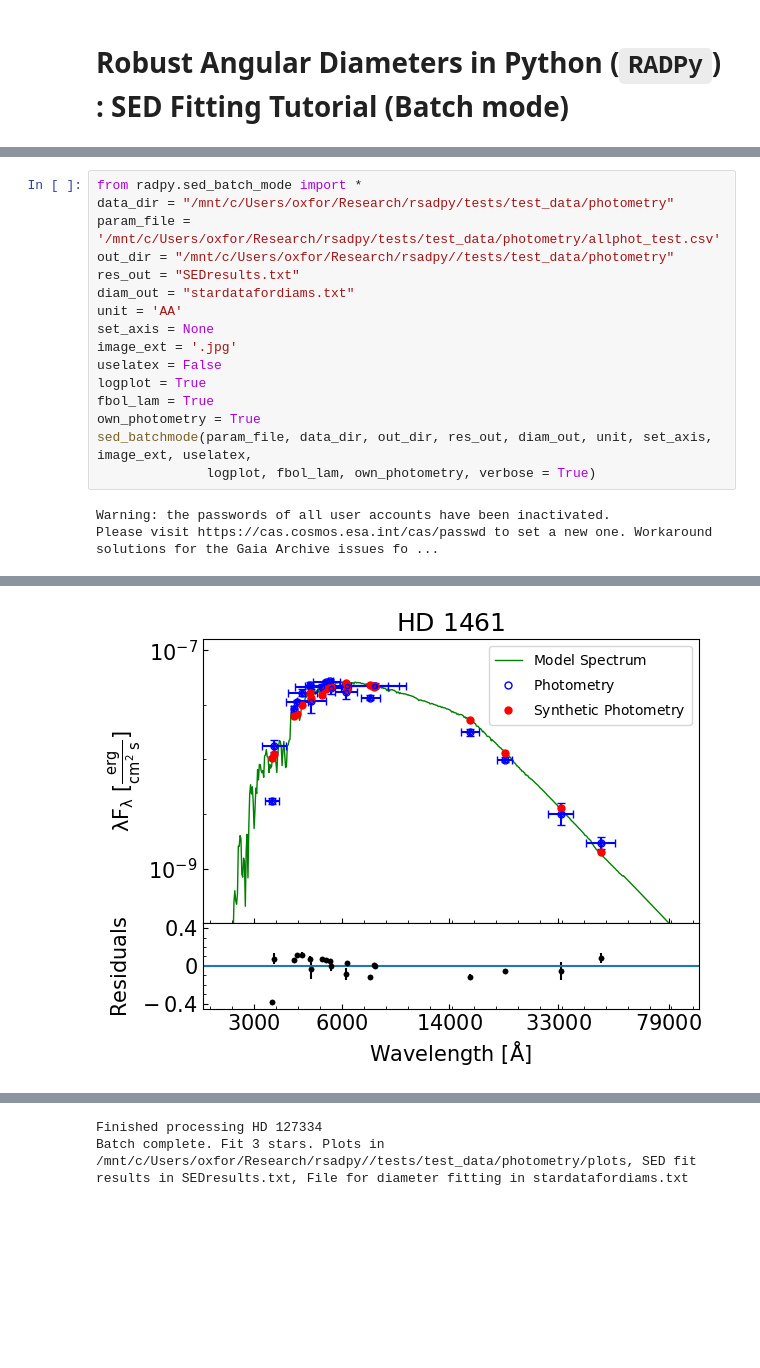
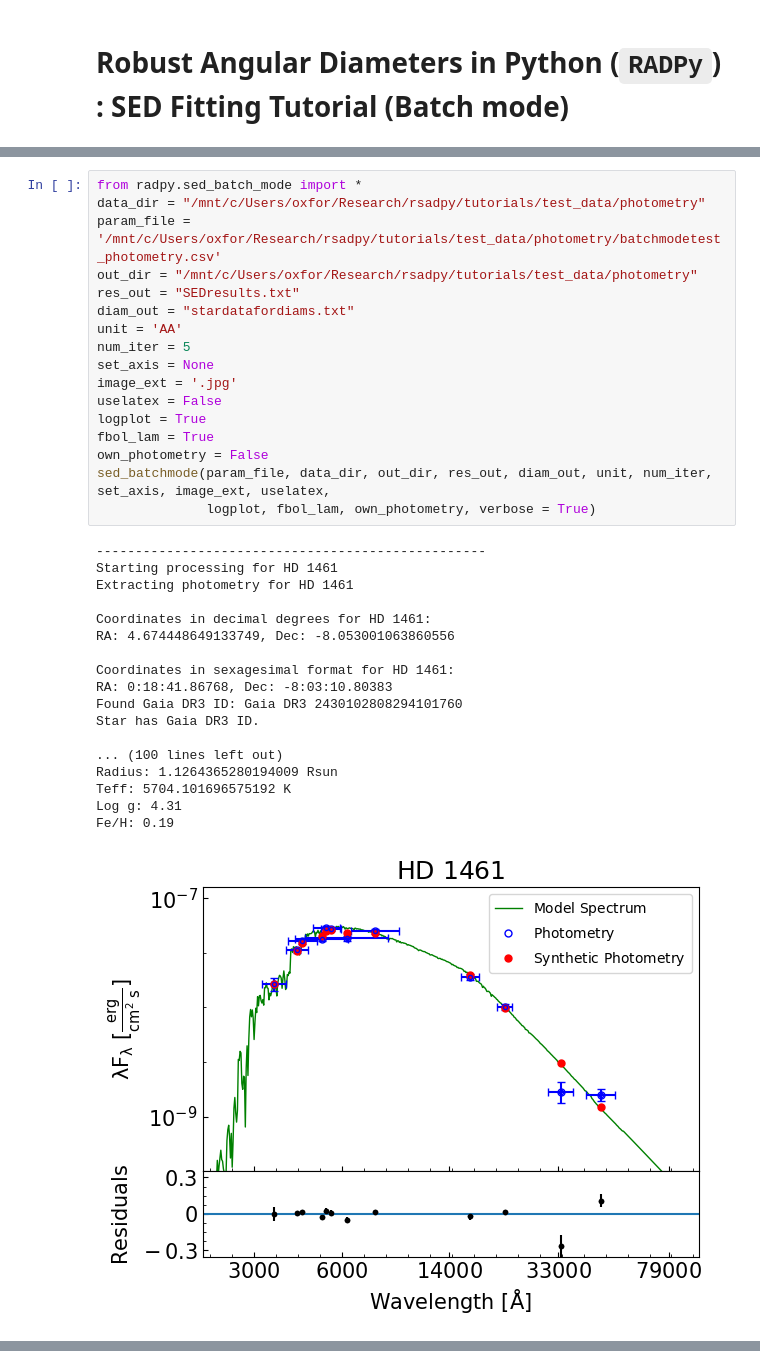
Before and after one commit to spaceashley/radpy, a Jupyter notebook: tutorials/SEDFittingTutorial_BatchMode.ipynb, the cells around one changed output, grey strips where cells are left out. Saved outputs shown, nothing was run; the diff lists cells and outputs as text; blank space fills up the shorter version.

Commit message:
Edits to tutorial notebooks/General reorganizing
Reorganized my file structure, made changes to the notebooks

```diff
--- a/tutorials/SEDFittingTutorial_BatchMode.ipynb
+++ b/tutorials/SEDFittingTutorial_BatchMode.ipynb
@@ -270,19 +271,37 @@ After running `sed_batchmode()`, your SED fits will be saved in the file extensi
 If you chose to let `RADPy` extract photometry for you, I highly recommend inspecting the photometry it pulled, especially if the SED fits look odd. If you find that something isn't correct in the photometry file, remove or add photometry values to the files following the same filter name as the template in the single mode tutorial. Save the file and re-run `sed_batchmode()` and set the `own_photometry` flag to `True`.
 # %%
 from radpy.sed_batch_mode import *
-data_dir = "/mnt/c/Users/oxfor/Research/rsadpy/tests/test_data/photometry"
-param_file = '/mnt/c/Users/oxfor/Research/rsadpy/tests/test_data/photometry/allphot_test.csv'
-out_dir = "/mnt/c/Users/oxfor/Research/rsadpy//tests/test_data/photometry"
+data_dir = "/mnt/c/Users/oxfor/Research/rsadpy/tutorials/test_data/photometry"
+param_file = '/mnt/c/Users/oxfor/Research/rsadpy/tutorials/test_data/photometry/batchmodetest_photometry.csv'
+out_dir = "/mnt/c/Users/oxfor/Research/rsadpy/tutorials/test_data/photometry"
 res_out = "SEDresults.txt"
 diam_out = "stardatafordiams.txt"
 unit = 'AA'
+num_iter = 5
 set_axis = None
 image_ext = '.jpg'
 uselatex = False
 logplot = True
 fbol_lam = True
-own_photometry = True
-sed_batchmode(param_file, data_dir, out_dir, res_out, diam_out, unit, set_axis, image_ext, uselatex,
+own_photometry = False
+sed_batchmode(param_file, data_dir, out_dir, res_out, diam_out, unit, num_iter, set_axis, image_ext, uselatex,
               logplot, fbol_lam, own_photometry, verbose = True)
 # %% [output]
-Warning: the passwords of all user accounts have been inactivated.              Please visit https://cas.cosmos.esa.int/cas/passwd to set a new one. Workaround solutions for the Gaia Archive issues fo ...
+--------------------------------------------------
+Starting processing for HD 1461
+Extracting photometry for HD 1461
+
+Coordinates in decimal degrees for HD 1461:
+RA: 4.674448649133749, Dec: -8.053001063860556
+
+Coordinates in sexagesimal format for HD 1461:
+RA: 0:18:41.86768, Dec: -8:03:10.80383
+Found Gaia DR3 ID: Gaia DR3 2430102808294101760
+Star has Gaia DR3 ID.
+
+... (100 lines left out)
+Radius: 1.1264365280194009 Rsun
+Teff: 5704.101696575192 K
+Log g: 4.31
+Fe/H: 0.19
+[figure, new version]
@@ -308 +342,0 @@ Fbol =  6.65134 +/- 0.29451 x10^(-8) erg/s/cm^s/angstrom
-[figure, old version]
@@ -345,2 +345,0 @@ Fbol =  7.58006 +/- 0.33128 x10^(-8) erg/s/cm^s/angstrom
-Finished processing HD 127334
-Batch complete. Fit 3 stars. Plots in /mnt/c/Users/oxfor/Research/rsadpy//tests/test_data/photometry/plots, SED fit results in SEDresults.txt, File for diameter fitting in stardatafordiams.txt
```
Also changed, not shown: parts of 3 cells of this notebook, 52 other files.
